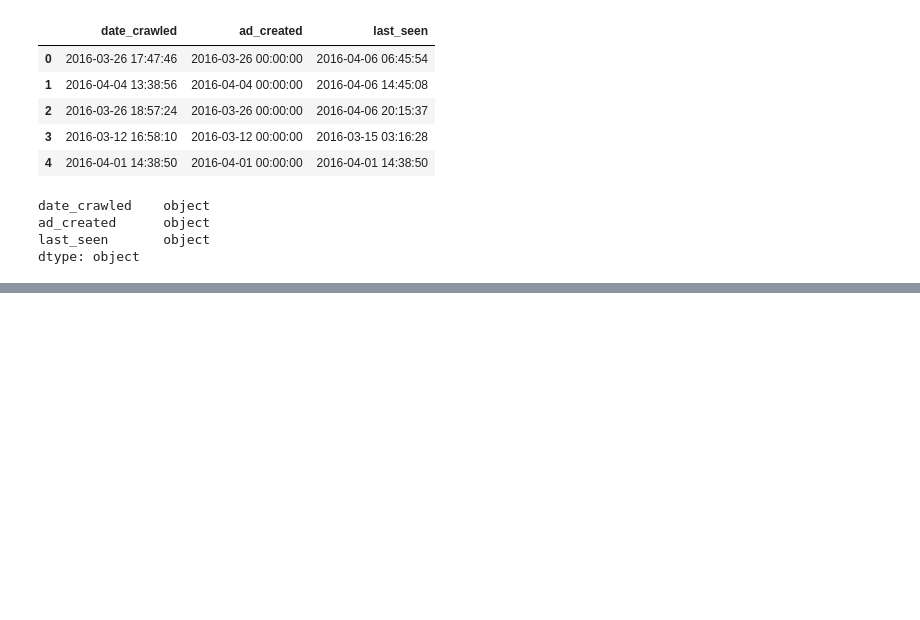
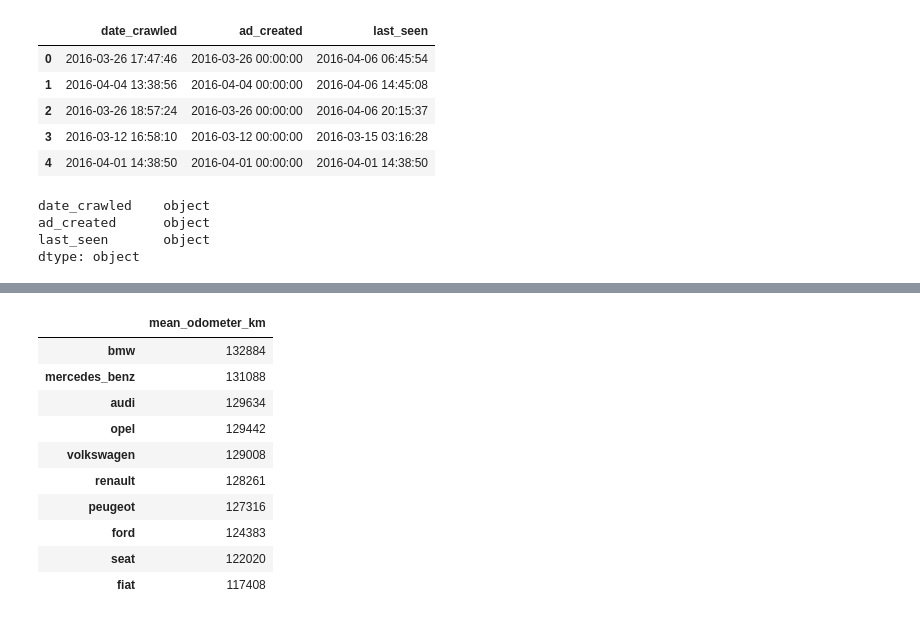
Before and after one commit to surizar/python-stuff, a Jupyter notebook: projects/dq/exploring-ebay-car-sales-data/Exploring Ebay Car Sales Data.ipynb, the cells around one changed output, grey strips where cells are left out. Cells and saved outputs as stored; diff of their text form; code cells hidden in the pictures; blank space fills up the shorter version.

```diff
--- a/projects/dq/exploring-ebay-car-sales-data/Exploring Ebay Car Sales Data.ipynb
+++ b/projects/dq/exploring-ebay-car-sales-data/Exploring Ebay Car Sales Data.ipynb
@@ -361,0 +555,17 @@ Name: last_seen, dtype: float64
+# %%
+mmb_mean = pd.Series(mileage_mean_by_brand)
+mmb_mean = mmb_mean.sort_values(ascending=False)
+mmb_df = pd.DataFrame(mmb_mean, columns=['mean_odometer_km'])
+mmb_df
+# %% [output]
+|  | mean_odometer_km |
+| bmw | 132884 |
+| mercedes_benz | 131088 |
+| audi | 129634 |
+| opel | 129442 |
+| volkswagen | 129008 |
+| renault | 128261 |
+| peugeot | 127316 |
+| ford | 124383 |
+| seat | 122020 |
+| fiat | 117408 |
```
Also changed, not shown: parts of 23 cells of this notebook.
